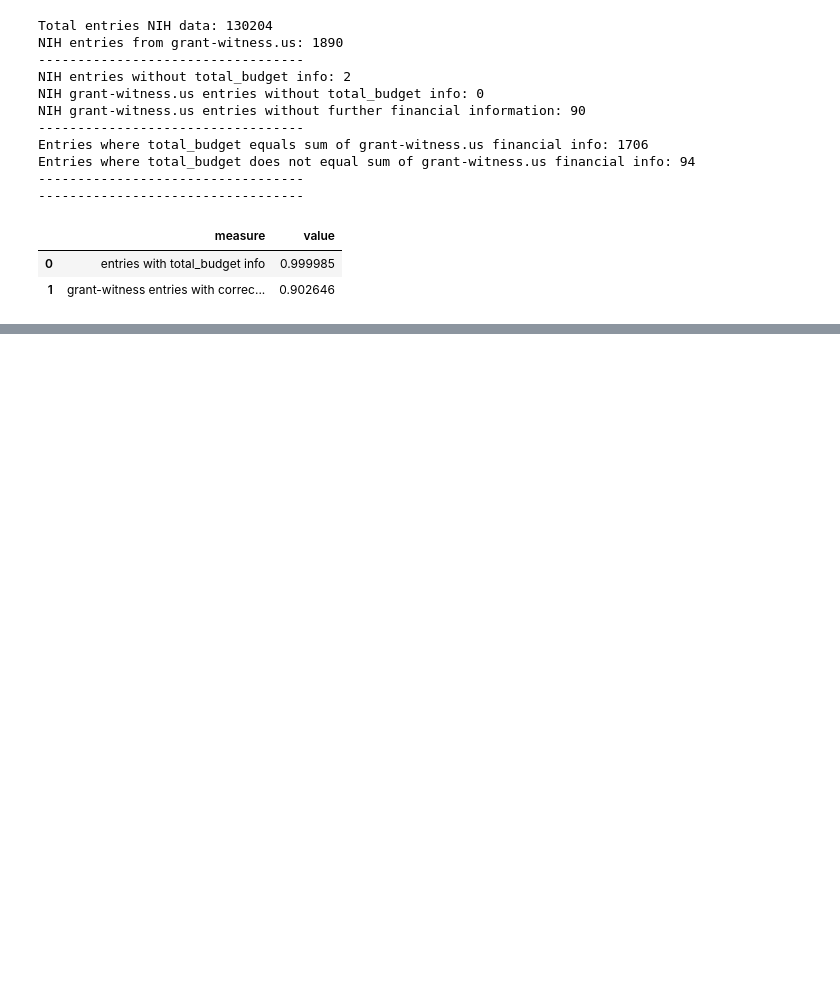
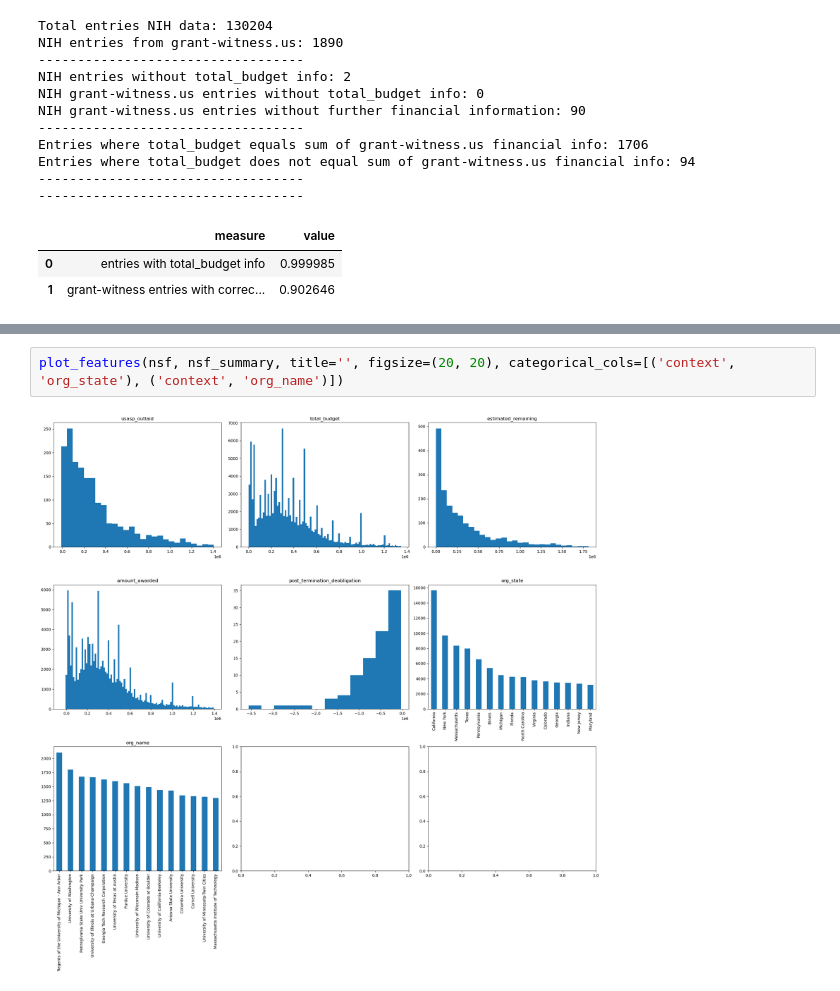
Before and after one commit to hannahmetzler/us_science_cuts, a Jupyter notebook: analysis/notebook.ipynb, the cells around one changed output, grey strips where cells are left out. Drawn from its saved outputs; the diff is of its cells as text; blank space fills up the shorter version.

```diff
--- a/analysis/notebook.ipynb
+++ b/analysis/notebook.ipynb
@@ -347,0 +402,4 @@ Entries where total_budget does not equal sum of grant-witness.us financial info
+# %%
+plot_features(nsf, nsf_summary, title='', figsize=(20, 20), categorical_cols=[('context', 'org_state'), ('context', 'org_name')])
+# %% [output]
+[figure, added]
```
Also changed, not shown: parts of 3 cells of this notebook.
